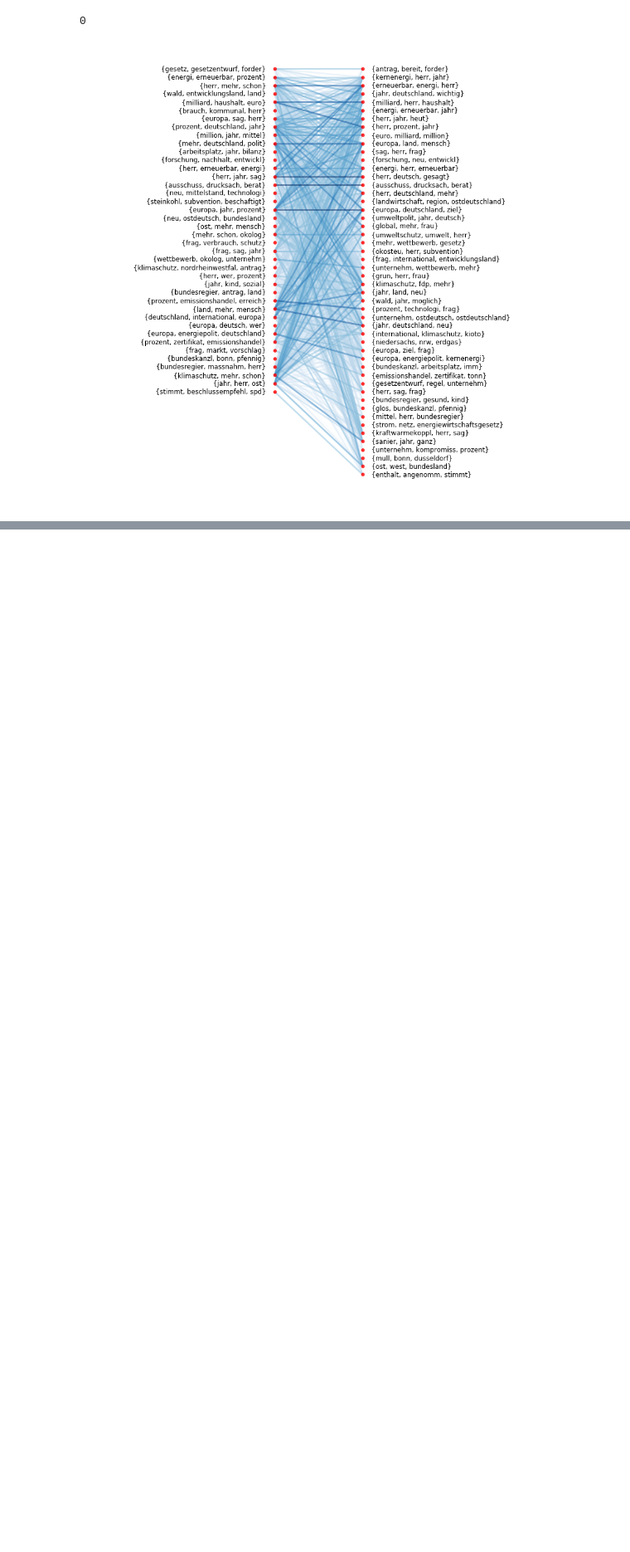
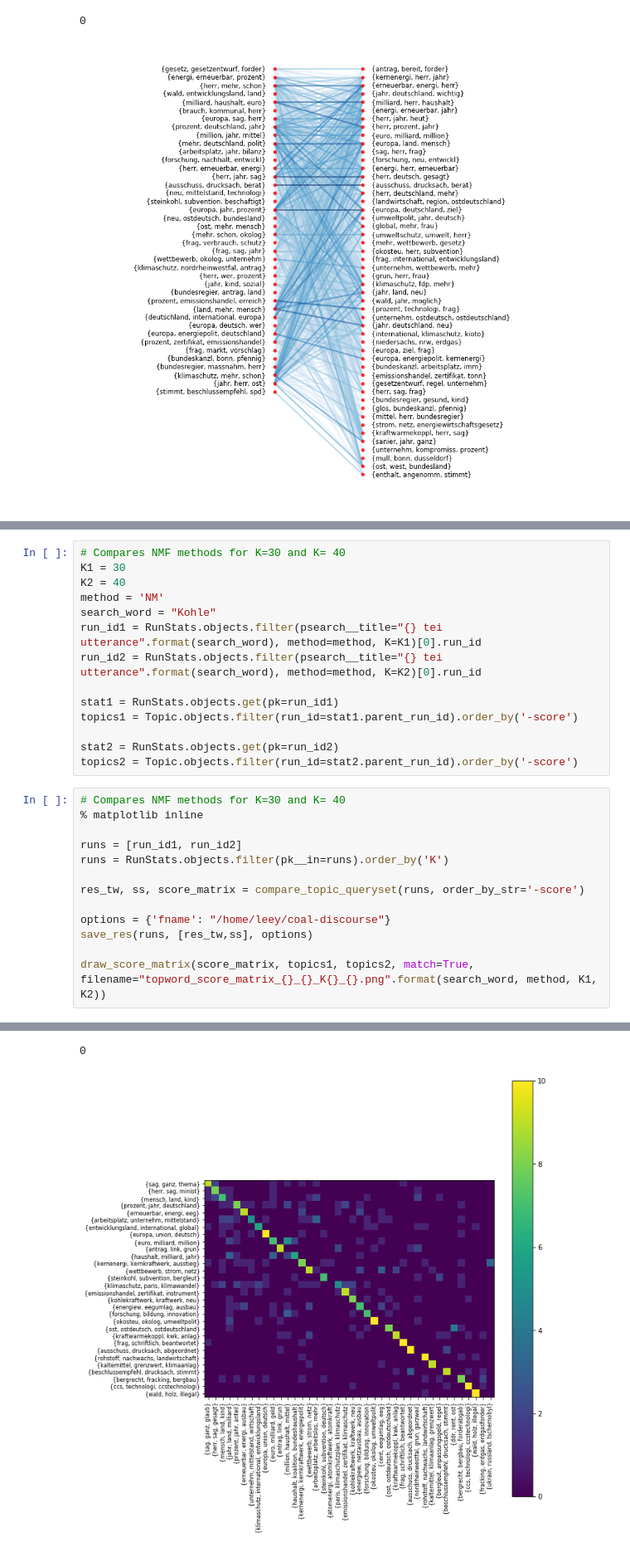
Before and after one commit to mcc-apsis/coal-discourse, a Jupyter notebook: Bipartite_graph_for_different_topic_numbers.ipynb, the cells around one changed output, grey strips where cells are left out. Shown at 83% size. Drawn from its saved outputs; the diff is of its cells as text; blank space fills up the shorter version.

```diff
--- a/Bipartite_graph_for_different_topic_numbers.ipynb
+++ b/Bipartite_graph_for_different_topic_numbers.ipynb
@@ -301,0 +392,28 @@ max cols:       230.0
+# %%
+# Compares NMF methods for K=30 and K= 40
+K1 = 30
+K2 = 40
+method = 'NM'
+search_word = "Kohle"
+run_id1 = RunStats.objects.filter(psearch__title="{} tei utterance".format(search_word), method=method, K=K1)[0].run_id
+run_id2 = RunStats.objects.filter(psearch__title="{} tei utterance".format(search_word), method=method, K=K2)[0].run_id
+
+stat1 = RunStats.objects.get(pk=run_id1)
+topics1 = Topic.objects.filter(run_id=stat1.parent_run_id).order_by('-score')
+
+stat2 = RunStats.objects.get(pk=run_id2)
+topics2 = Topic.objects.filter(run_id=stat2.parent_run_id).order_by('-score')
+# %%
+# Compares NMF methods for K=30 and K= 40
+% matplotlib inline
+
+runs = [run_id1, run_id2]
+runs = RunStats.objects.filter(pk__in=runs).order_by('K')
+
+res_tw, ss, score_matrix = compare_topic_queryset(runs, order_by_str='-score')
+
+options = {'fname': "/home/leey/coal-discourse"}
+save_res(runs, [res_tw,ss], options)
+
+draw_score_matrix(score_matrix, topics1, topics2, match=True, filename="topword_score_matrix_{}_{}_K{}_{}.png".format(search_word, method, K1, K2))
+# %% [output]
@@ -301,0 +425,2 @@ max cols:       230.0
+0
+[figure, added]
```
Also changed, not shown: parts of 15 cells of this notebook, 12 other files.
